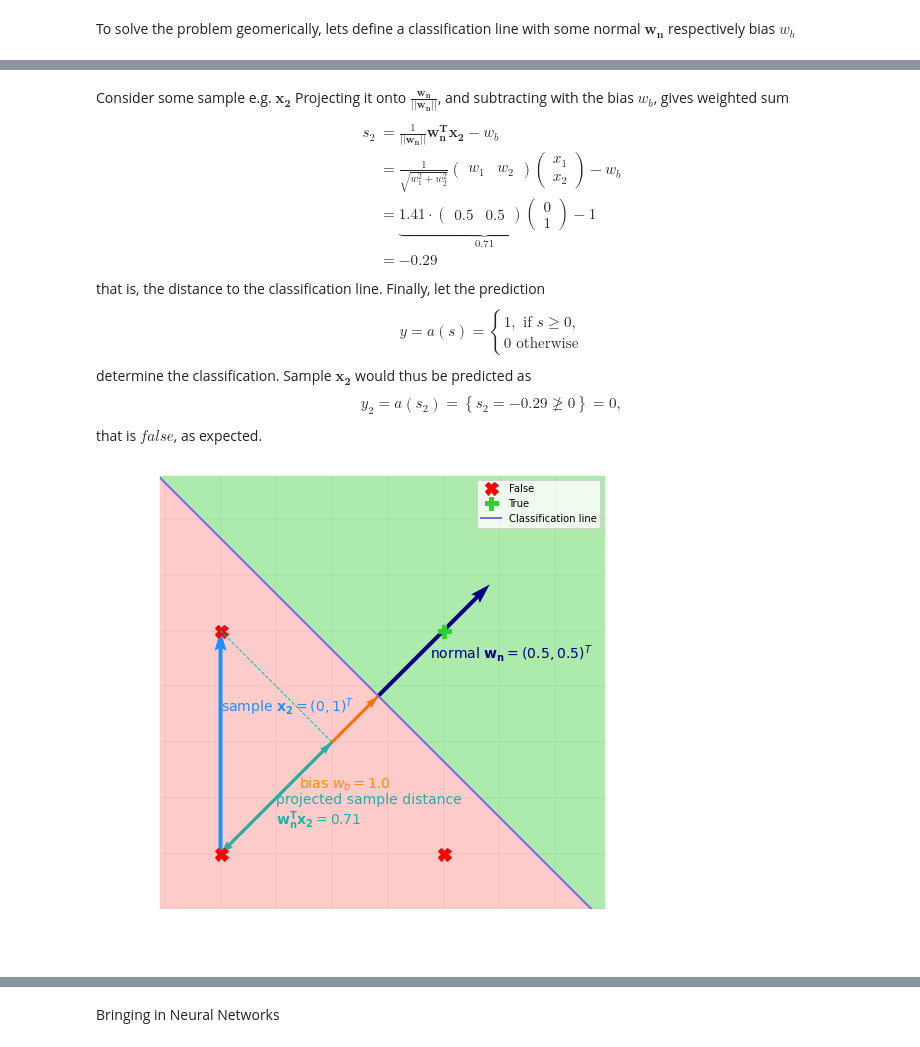
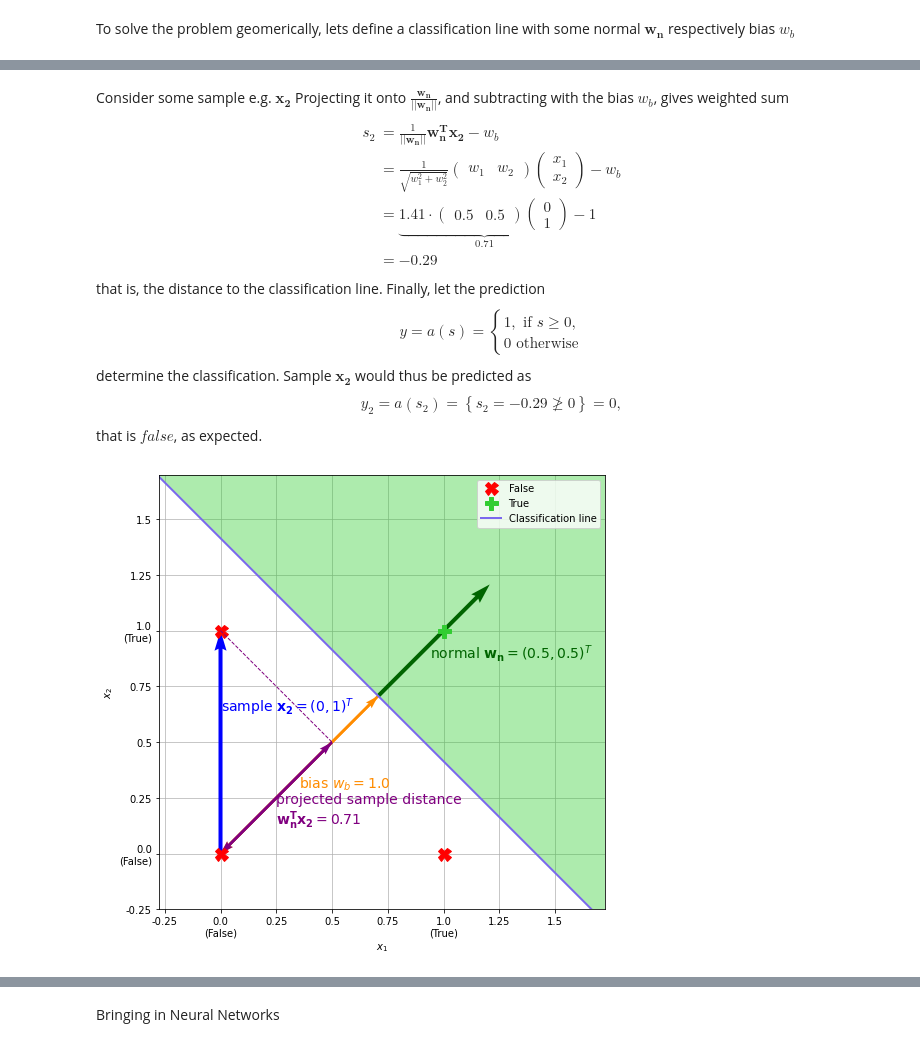
Before and after one commit to johndah/Intro-to-Machine-Learning, a Jupyter notebook: neural_networks_intro.ipynb, the cells around one changed output, grey strips where cells are left out. Cells and saved outputs as stored; diff of their text form; code cells hidden in the pictures.

Commit message:
Add light theme as option

```diff
--- a/neural_networks_intro.ipynb
+++ b/neural_networks_intro.ipynb
@@ -1,3 +1,5 @@
+# %%
+dark_theme = False # Requires dark theme browser, e.g. Dark Reader extension on Chrome
 # %%
 def hide_input_code():
     from IPython import display
@@ -140,16 +142,19 @@ def get_figure(size=(8, 8)):
     fig = plt.figure(figsize=size)
     ax = fig.gca()
     ax.set_axisbelow(True)
-    ax.patch.set_alpha(0.)
-    label_color = 'white'
-    ax.set_title(ax.get_title(), color=label_color)
-    plt.grid(linewidth=.2)
+    plt.grid(linewidth=.2 if dark_theme else .7)
 
-    [ax.spines[spine].set_color(label_color) for spine in ax.spines]
-    ax.xaxis.label.set_color(label_color)
-    ax.yaxis.label.set_color(label_color)
-    ax.tick_params(axis='x', colors=label_color)
-    ax.tick_params(axis='y', colors=label_color)
+    if dark_theme:
+        ax.patch.set_alpha(0.)
+        label_color = 'white'
+        ax.set_title(ax.get_title(), color=label_color)
+
+
+        [ax.spines[spine].set_color(label_color) for spine in ax.spines]
+        ax.xaxis.label.set_color(label_color)
+        ax.yaxis.label.set_color(label_color)
+        ax.tick_params(axis='x', colors=label_color)
+        ax.tick_params(axis='y', colors=label_color)
 
     return ax
 
@@ -174,7 +179,6 @@ def plot_problem(ax, data, targets, limits=[-.25, 1.25, -.25, 1.25], title=''):
                 label=ground_truth)
     plt.axis('equal')
 
-    plt.grid(linewidth=.2)
     plt.xlabel(r'$x_1$')
     plt.ylabel(r'$x_2$')
     handles, labels = ax.get_legend_handles_labels()
@@ -235,6 +239,8 @@ def plot_classification(ax,
                         line_color='mediumslateblue',
                         bias_color='darkorange',
                         fill_alpha=.4):
+    if not dark_theme:
+        normal_color = 'darkgreen'
 
     normal = np.atleast_2d(weights[:2]).T
     bias = -weights[-1]
@@ -269,7 +275,7 @@ def plot_classification(ax,
     plt.fill_between(classification_line[0],
                      classification_line[1],
                      fill_extreme_value_min,
-                     alpha=fill_alpha*.5, color='red')
+                     alpha=fill_alpha*.5 if dark_theme else 0, color='red')
 
     normal_text = r"normal $\mathbf{w_{n}} = (%s, %s)^T$"%(np.round(normal[0][0], 2), np.round(normal[1][0], 2))
     plot_vector(bias_vec, normal, color=normal_color, text=normal_text, dx_text=-.02, dy_text=-.02)
@@ -305,14 +311,19 @@ projected_sample_distance = (normal.T @ sample)[0] * normalization_factor
 weighted_sum = projected_sample_distance - w_b
 
 sample_text = r"sample $\mathbf{x_%s} = (%s, %s)^T$"%(sample_index, sample[0], sample[1])
-plot_vector(np.zeros(2), sample, color='dodgerblue', text=sample_text, dy_text=.2)
+plot_vector(np.zeros(2), sample, color='dodgerblue' if dark_theme else 'blue', text=sample_text, dy_text=.2)
 
 projected_sample = projected_sample_distance * np.sqrt(2)* normal
 projected_sample_text = r"projected sample distance"'\n'"$\mathbf{w_{n}^T} \mathbf{x_2} = %s$"%np.round(projected_sample_distance, 2)
-plot_vector(np.zeros(2), projected_sample, color='lightseagreen', text=projected_sample_text, scalar=True, dy_text=-.06)
+plot_vector(np.zeros(2),
+            projected_sample,
+            color='lightseagreen' if dark_theme else 'purple',
+            text=projected_sample_text,
+            scalar=True,
+            dy_text=-.06)
 
 projection = np.concatenate((np.atleast_2d(sample), projected_sample.T)).T
-plt.plot(projection[0], projection[1], '--', color='lightseagreen', linewidth=1)
+plt.plot(projection[0], projection[1], '--', color='lightseagreen' if dark_theme else 'purple', linewidth=1)
 
 
 Latex('''
@@ -334,34 +345,34 @@ y = a(s) = \\begin{cases} 1, \\text{ if } s \\geq 0,\\\ 0 \\text{ otherwise}
 \\end{cases}
 \\end{equation}
 
 determine the classification. Sample $\\mathbf{x_2}$ would thus be predicted as
 \\begin{equation}
 y_2 = a(s_2) = \\left\\{s_2 = %s \\ngeq 0 \\right\\} = 0,
 \\end{equation}
 that is $false$, as expected.
 '''%tuple(np.round(np.array([normalization_factor, projected_sample_distance, weighted_sum, weighted_sum]), 2))
 )
 # %% [output]
 [interactive output not drawn]
 Consider some sample e.g. $\mathbf{x_2}$
 Projecting it onto $\frac{\mathbf{w_{n}}}{||\mathbf{w_{n}}||}$, and subtracting with the bias $w_b$, gives weighted sum
 \begin{align}
 s_2 &= \frac{1}{||\mathbf{w_{n}}||}\mathbf{w_{n}^T} \mathbf{x_2} - w_b \\
 &= \frac{1}{\sqrt{w_1^2 + w_2^2}} \begin{pmatrix} w_1 & w_2\end{pmatrix} \begin{pmatrix} x_1\\ x_2\end{pmatrix} - w_b\\
 &= \underbrace{1.41 \cdot \begin{pmatrix} 0.5 & 0.5 \end{pmatrix} \begin{pmatrix} 0 \\ 1 \end{pmatrix}}_{0.71} - 1 \\
 &= -0.29
 \end{align}
 that is, the distance to the classification line. Finally, let the prediction
 \begin{equation}
 y = a(s) = \begin{cases} 1, \text{ if } s \geq 0,\\ 0 \text{ otherwise}
 \end{cases}
 \end{equation}
 determine the classification. Sample $\mathbf{x_2}$ would thus be predicted as
 \begin{equation}
 y_2 = a(s_2) = \left\{s_2 = -0.29 \ngeq 0 \right\} = 0,
 \end{equation}
 that is $false$, as expected.
-[figure, old version]
+[figure, new version]
 # %%
 hide_input_code()
 
```
Also changed, not shown: parts of 11 cells of this notebook, 2 other files.
